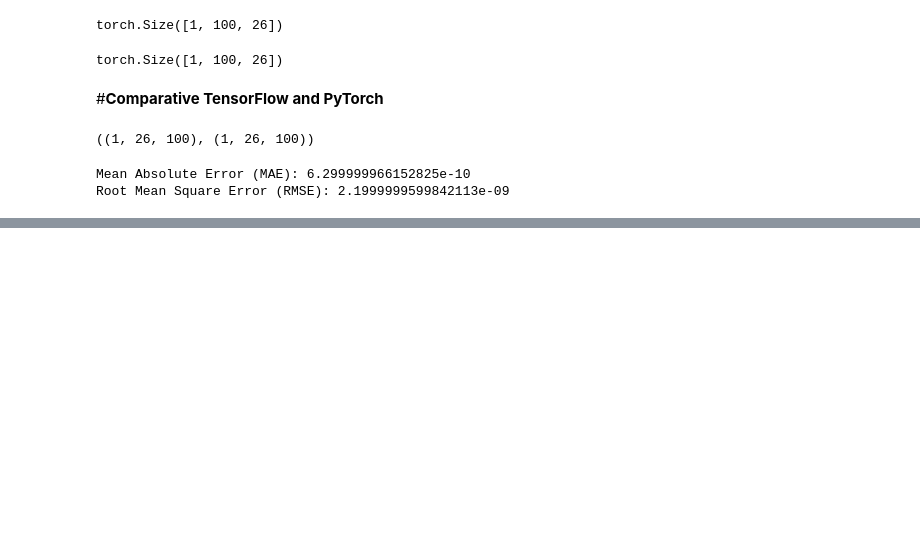
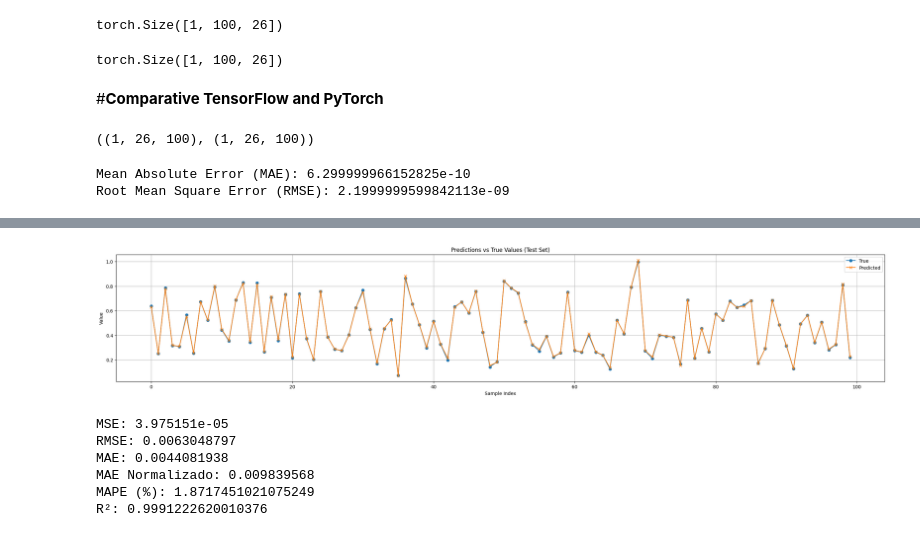
Before and after one commit to ealeongomez/Time-Series-Forecasting-Using-the-Bayesian-Approach-and-Random-Fourier-Features, a Jupyter notebook: Experiments/Tensor_Operations.ipynb, the cells around one changed output, grey strips where cells are left out. Drawn from its saved outputs; the diff is of its cells as text; code cells hidden in the pictures; blank space fills up the shorter version.

```diff
--- a/Experiments/Tensor_Operations.ipynb
+++ b/Experiments/Tensor_Operations.ipynb
@@ -280,0 +518,19 @@ Root Mean Square Error (RMSE): 2.1999999599842113e-09
+# %%
+model.eval()
+with torch.no_grad():
+    pred_test = model(X_test_t)
+# %%
+true_values = Y_test_t.detach().numpy()
+pred_values = pred_test.detach().numpy()
+
+plt.figure(figsize=(30,5))
+plt.plot(true_values[0:100], label='True', marker='o')
+plt.plot(pred_values[0:100], label='Predicted', marker='x')
+plt.title('Predictions vs True Values (Test Set)')
+plt.xlabel('Sample Index')
+plt.ylabel('Value')
+plt.grid(True)
+plt.legend()
+plt.show()
+# %% [output]
+[figure, added]
@@ -280,0 +547,14 @@ Root Mean Square Error (RMSE): 2.1999999599842113e-09
+# %%
+print("MSE:", mse)
+print("RMSE:", rmse)
+print("MAE:", mae)
+print("MAE Normalizado:", mae_norm)
+print("MAPE (%):", mape)
+print("R²:", r2)
+# %% [output]
+MSE: 3.975151e-05
+RMSE: 0.0063048797
+MAE: 0.0044081938
+MAE Normalizado: 0.009839568
+MAPE (%): 1.8717451021075249
+R²: 0.9991222620010376
```
Also changed, not shown: parts of 19 cells of this notebook.
